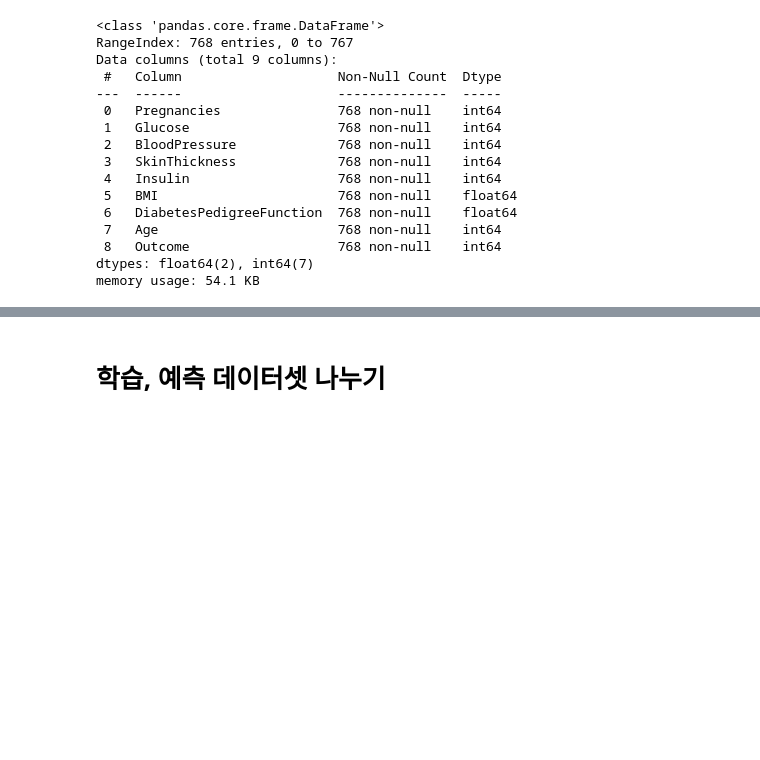
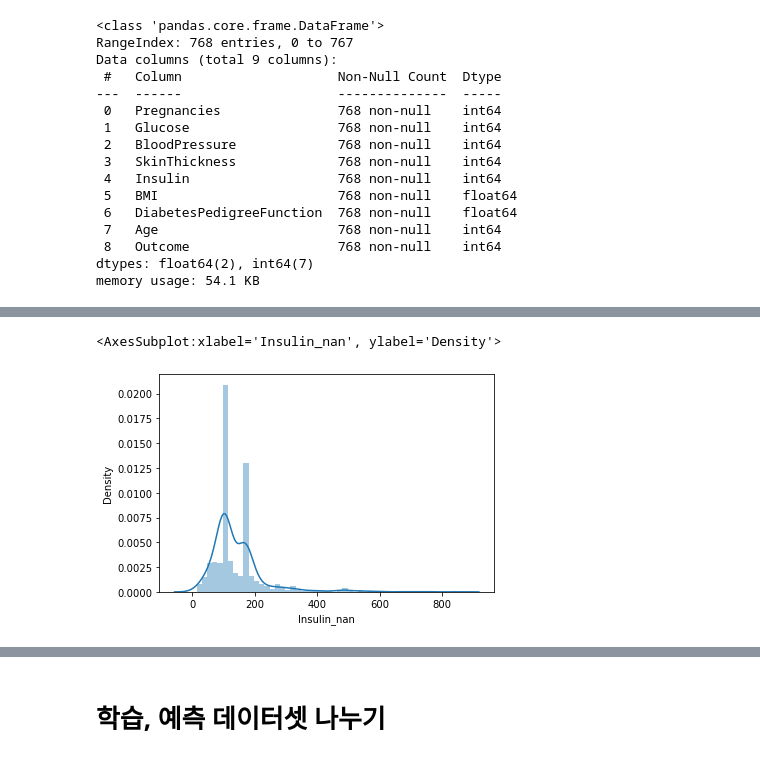
Before and after one commit to n-y-kim/BoostCourse-DataScience, a Jupyter notebook: 2-1, 2-2/pima-indians-baseline(2-3).ipynb, the cells around one changed output, grey strips where cells are left out. Cells and saved outputs as stored; diff of their text form; code cells hidden in the pictures; blank space fills up the shorter version.

```diff
--- a/2-1, 2-2/pima-indians-baseline(2-3).ipynb
+++ b/2-1, 2-2/pima-indians-baseline(2-3).ipynb
@@ -157,0 +174,5 @@ sns.countplot(data=df, x="Age_high", hue="Outcome")
+# %%
+sns.distplot(df["Insulin_nan"])
+# %% [output]
+<AxesSubplot:xlabel='Insulin_nan', ylabel='Density'>
+[figure, added]
```
Also changed, not shown: parts of 52 cells of this notebook.
